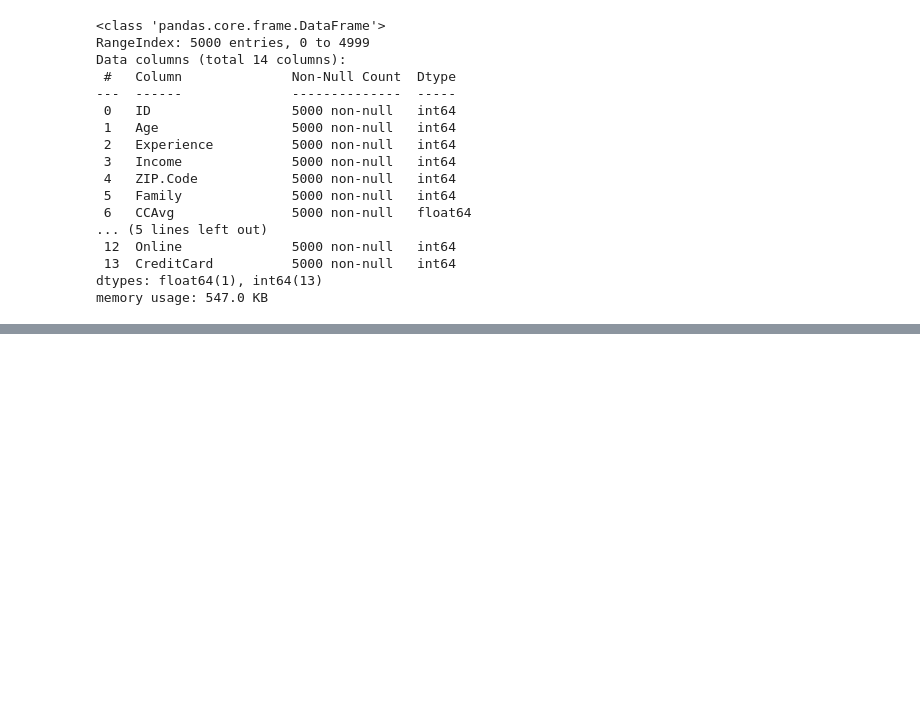
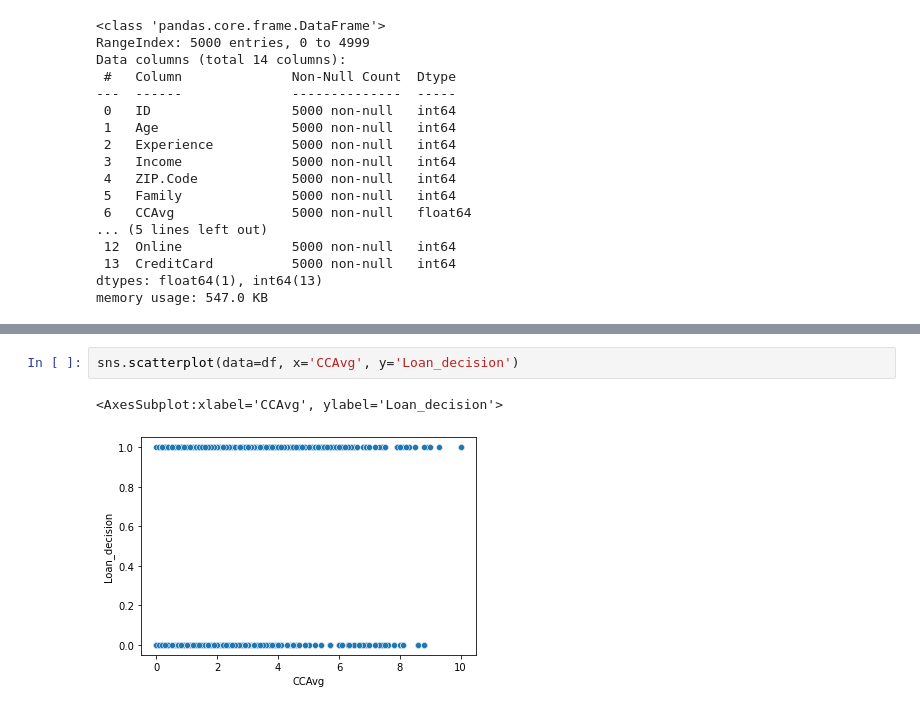
Before and after one commit to chankey1/loan-approval-classification, a Jupyter notebook: index.ipynb, the cells around one changed output, grey strips where cells are left out. Cells and saved outputs as stored; diff of their text form; blank space fills up the shorter version.

```diff
--- a/index.ipynb
+++ b/index.ipynb
@@ -32,0 +154,5 @@ memory usage: 547.0 KB
+# %%
+sns.scatterplot(data=df, x='CCAvg', y='Loan_decision')
+# %% [output]
+<AxesSubplot:xlabel='CCAvg', ylabel='Loan_decision'>
+[figure, added]
```
Also changed, not shown: parts of 15 cells of this notebook.
